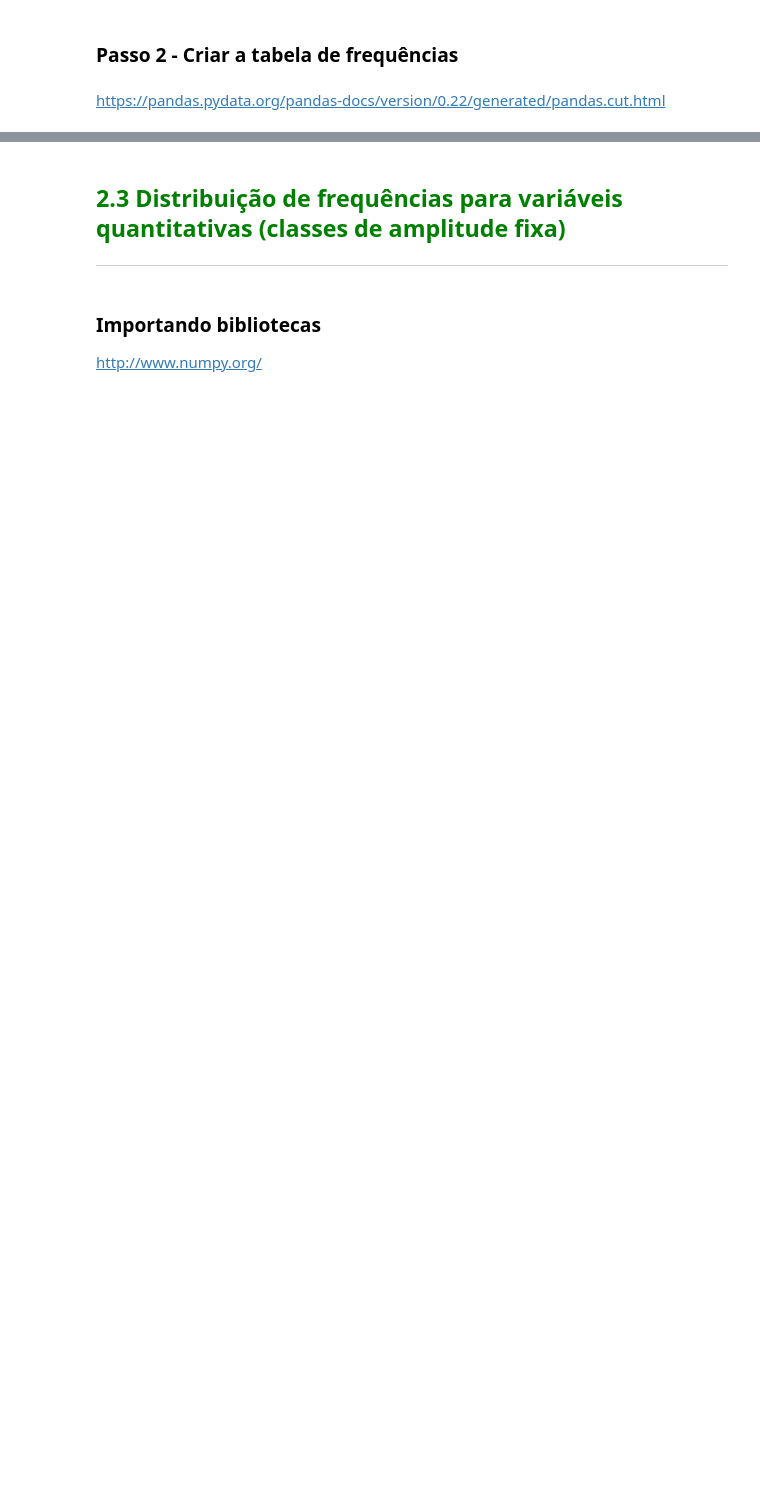
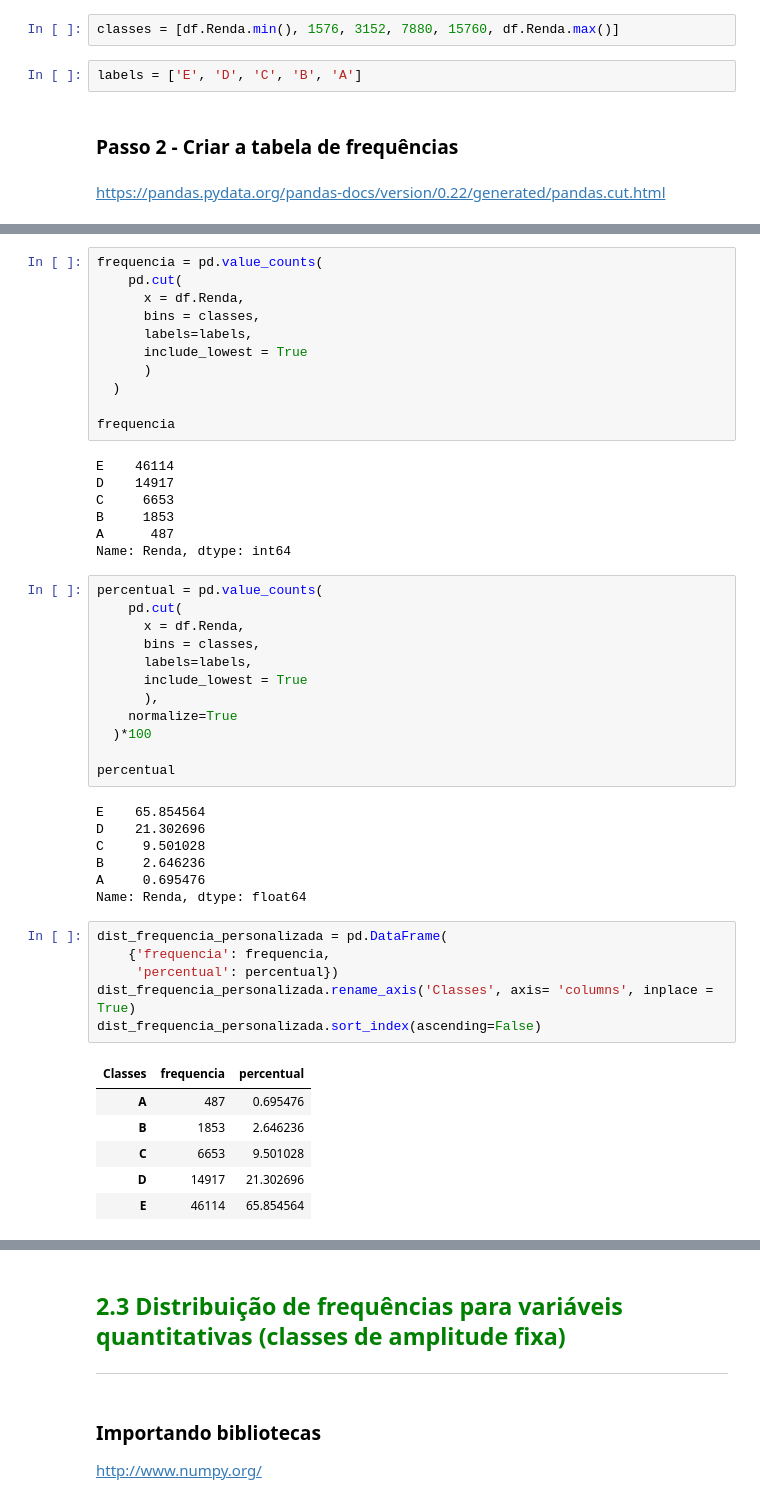
Before and after one commit to heber-augusto/course-stats-with-python, a Jupyter notebook: stats_with_python.ipynb, the cells around one changed output, grey strips where cells are left out. Saved outputs shown, nothing was run; the diff lists cells and outputs as text; blank space fills up the shorter version.

```diff
--- a/stats_with_python.ipynb
+++ b/stats_with_python.ipynb
@@ -340,3 +348,7 @@ onde <b>SM</b> é o valor do salário mínimo na época. Em nosso caso <b>R$ 788
+# %%
+classes = [df.Renda.min(), 1576, 3152, 7880, 15760, df.Renda.max()]
+# %%
+labels = ['E', 'D', 'C', 'B', 'A']
 # %% [markdown]
 ### Passo 2 - Criar a tabela de frequências
 # %% [markdown]
@@ -343,0 +365,50 @@ https://pandas.pydata.org/pandas-docs/version/0.22/generated/pandas.cut.html
+# %%
+frequencia = pd.value_counts(
+    pd.cut(
+      x = df.Renda,
+      bins = classes,
+      labels=labels,
+      include_lowest = True
+      )
+  )
+
+frequencia
+# %% [output]
+E    46114
+D    14917
+C     6653
+B     1853
+A      487
+Name: Renda, dtype: int64
+# %%
+percentual = pd.value_counts(
+    pd.cut(
+      x = df.Renda,
+      bins = classes,
+      labels=labels,
+      include_lowest = True
+      ),
+    normalize=True
+  )*100
+
+percentual
+# %% [output]
+E    65.854564
+D    21.302696
+C     9.501028
+B     2.646236
+A     0.695476
+Name: Renda, dtype: float64
+# %%
+dist_frequencia_personalizada = pd.DataFrame(
+    {'frequencia': frequencia,
+     'percentual': percentual})
+dist_frequencia_personalizada.rename_axis('Classes', axis= 'columns', inplace = True)
+dist_frequencia_personalizada.sort_index(ascending=False)
+# %% [output]
+| Classes | frequencia | percentual |
+| A | 487 | 0.695476 |
+| B | 1853 | 2.646236 |
+| C | 6653 | 9.501028 |
+| D | 14917 | 21.302696 |
+| E | 46114 | 65.854564 |
```
Also changed, not shown: parts of 13 cells of this notebook.
